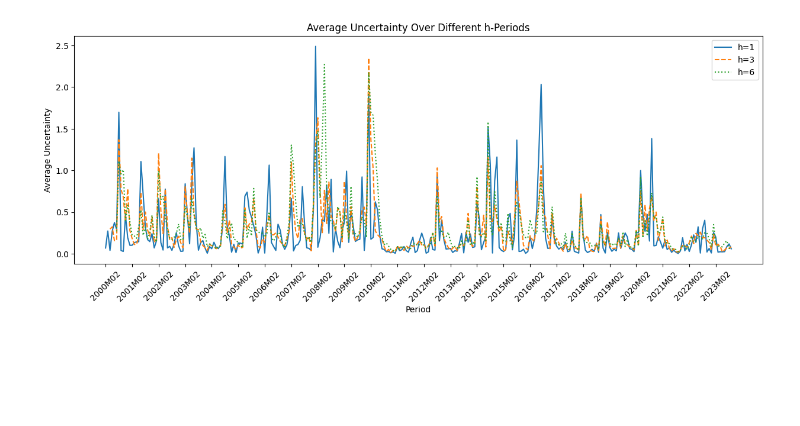
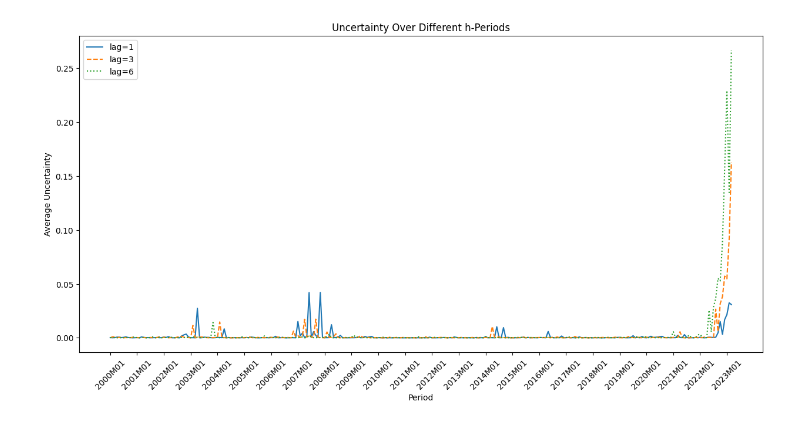
Before and after one commit to Sifan1997/Code_for_thesis, a Jupyter notebook: notebook/2_uncertainty_measurement.ipynb, the cells around one changed output. Cells and saved outputs as stored; diff of their text form; code cells hidden in the pictures; blank space fills up the shorter version.

Commit message:
uncertainty method updated

```diff
--- a/notebook/2_uncertainty_measurement.ipynb
+++ b/notebook/2_uncertainty_measurement.ipynb
@@ -40,0 +52,21 @@ df
+# %%
+
+# Assuming df is your DataFrame with columns: 'period', 'num_nodes', 'num_edges', 'density', 'avg_clustering', 'assortativity', 'avg_shortest_length'
+
+# Create lag1_df by shifting values by 1 period and removing the first row
+lag1_df = df.copy()
+lag1_df.columns = [f'{col}' if col != 'period' else col for col in df.columns]
+lag1_df['period'] = lag1_df['period'].shift(1)
+lag1_df = lag1_df.dropna().reset_index(drop=True)
+
+# Create lag3_df by shifting values by 3 periods and removing the first 2 rows
+lag3_df = df.copy()
+lag3_df.columns = [f'{col}' if col != 'period' else col for col in df.columns]
+lag3_df['period'] = lag3_df['period'].shift(3)
+lag3_df = lag3_df.iloc[3:].reset_index(drop=True)
+
+# Create lag6_df by shifting values by 6 periods and removing the first 3 rows
+lag6_df = df.copy()
+lag6_df.columns = [f'{col}' if col != 'period' else col for col in df.columns]
+lag6_df['period'] = lag6_df['period'].shift(6)
+lag6_df = lag6_df.iloc[6:].reset_index(drop=True)
@@ -77,31 +264,26 @@ def calculate_uncertainty_metrics(mse_df):
 
     return uncertainties
 # %%
-# Specify the values of h
-h_values = [1, 3, 6]
-
-# Generate mse_df DataFrames for different values of h
-mse_df_1, mse_df_2, mse_df_3 = [calculate_mse_df(df, h) for h in h_values]
 
 # Calculate 'avg_uncertainty' and 'weighted_uncertainty' for each row in mse_df
-uncertainties_1 = calculate_uncertainty_metrics(mse_df_1)
-uncertainties_2 = calculate_uncertainty_metrics(mse_df_2)
-uncertainties_3 = calculate_uncertainty_metrics(mse_df_3)
+uncertainties_1 = calculate_uncertainty_metrics(lag1_mse)
+uncertainties_3 = calculate_uncertainty_metrics(lag3_mse)
+uncertainties_6 = calculate_uncertainty_metrics(lag6_mse)
 # %%
 # Plot 'avg_uncertainty'
-plt.figure(figsize=(15, 5))
-plt.plot(uncertainties_1['period'], uncertainties_1['avg_uncertainty'], label='h=1', linestyle='-')
-plt.plot(uncertainties_2['period'], uncertainties_2['avg_uncertainty'], label='h=3', linestyle='--')
-plt.plot(uncertainties_3['period'], uncertainties_3['avg_uncertainty'], label='h=6', linestyle=':')
+plt.figure(figsize=(15, 7))
+plt.plot(uncertainties_1['period'], uncertainties_1['uncertainty'], label='lag=1', linestyle='-')
+plt.plot(uncertainties_3['period'], uncertainties_3['uncertainty'], label='lag=3', linestyle='--')
+plt.plot(uncertainties_6['period'], uncertainties_6['uncertainty'], label='lag=6', linestyle=':')
 
 
-plt.title('Average Uncertainty Over Different h-Periods')
+plt.title('Uncertainty Over Different h-Periods')
 plt.xlabel('Period')
 plt.ylabel('Average Uncertainty')
 plt.legend()
 
 # Set x-axis ticks at intervals of 12 periods and rotate x-labels
 plt.xticks(uncertainties_1['period'][::12], rotation=45)
 plt.show()
 # %% [output]
-[figure, old version]
+[figure, new version]
```
Also changed, not shown: parts of 13 cells of this notebook, 7 other files.
